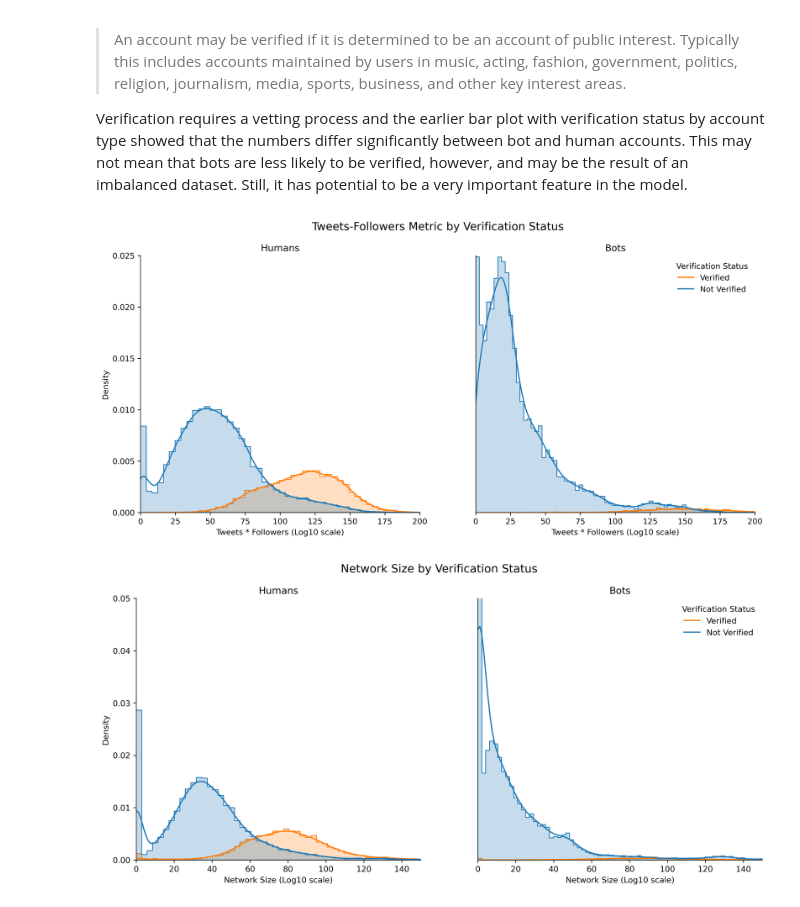
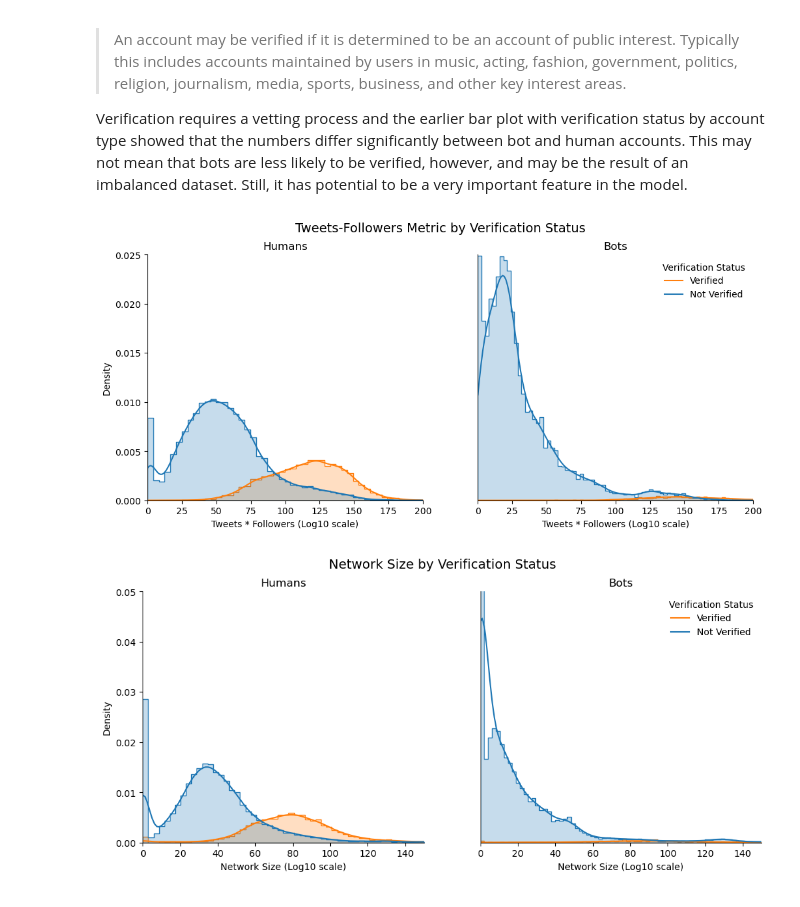
Before and after one commit to scrapfishies/twitter-bot-detection, a Jupyter notebook: eda.ipynb, the cells around one changed output. Cells and saved outputs as stored; diff of their text form; code cells hidden in the pictures.

Commit message:
image updates

```diff
--- a/eda.ipynb
+++ b/eda.ipynb
@@ -498,37 +498,37 @@ From Twitter's website:
 
 Verification requires a vetting process and the earlier bar plot with verification status by account type showed that the numbers differ significantly between bot and human accounts. This may not mean that bots are less likely to be verified, however, and may be the result of an imbalanced dataset. Still, it has potential to be a very important feature in the model.
 # %%
-plt.figure(figsize=(14,6), dpi=300)
+plt.figure(figsize=(12,5), dpi=100)
 plt.suptitle('Tweets-Followers Metric by Verification Status', fontsize=14)
 
 plt.subplot(1, 2, 1)
 sns.histplot(x='tweet_to_followers', data=humans, hue='verified', alpha=.25,
              kde=True, stat='density', common_bins=True, element='step', legend=False)
 
 plt.title("Humans", fontsize=12)
 plt.xlabel('Tweets * Followers (Log10 scale)', fontsize=10)
 plt.ylabel('Density', fontsize=10)
 sns.despine(bottom = True, left = True)
 plt.xlim(0, 200)
 plt.ylim(0, 0.025)
 
 plt.subplot(1, 2, 2)
 sns.histplot(x='tweet_to_followers', data=bots, hue='verified', alpha=.25,
              kde=True, stat='density', common_bins=True, element='step', legend=True)
 
 plt.legend(title='Verification Status', loc='upper right', labels=['Verified', 'Not Verified'], frameon=False)
 plt.title("Bots", fontsize=12)
 plt.xlabel('Tweets * Followers (Log10 scale)', fontsize=10)
 plt.ylabel("")
 plt.yticks([])
 sns.despine()
 plt.xlim(0, 200)
 plt.ylim(0, 0.025);
 #plt.savefig('imgs/tweets_to_follows_by_verification_status.png');
 # %% [output]
-[figure, old version]
+[figure, new version]
 # %%
-plt.figure(figsize=(14,6), dpi=300)
+plt.figure(figsize=(12,5), dpi=100)
 plt.suptitle('Network Size by Verification Status', fontsize=14)
 
 plt.subplot(1, 2, 1)
@@ -556,4 +556,4 @@ plt.xlim(0, 150)
 plt.ylim(0, 0.05);
 #plt.savefig('imgs/network_size_by_verification_status.png');
 # %% [output]
-[figure, old version]
+[figure, new version]
```
Also changed, not shown: parts of 1 cell of this notebook, 2 other files.
